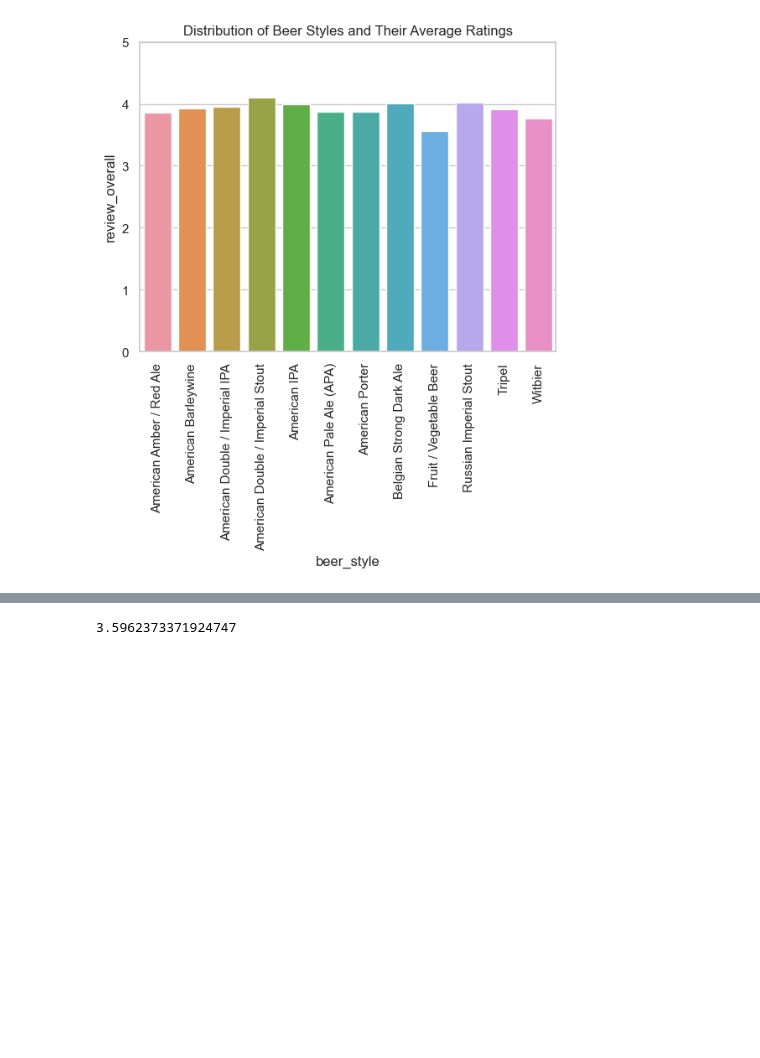
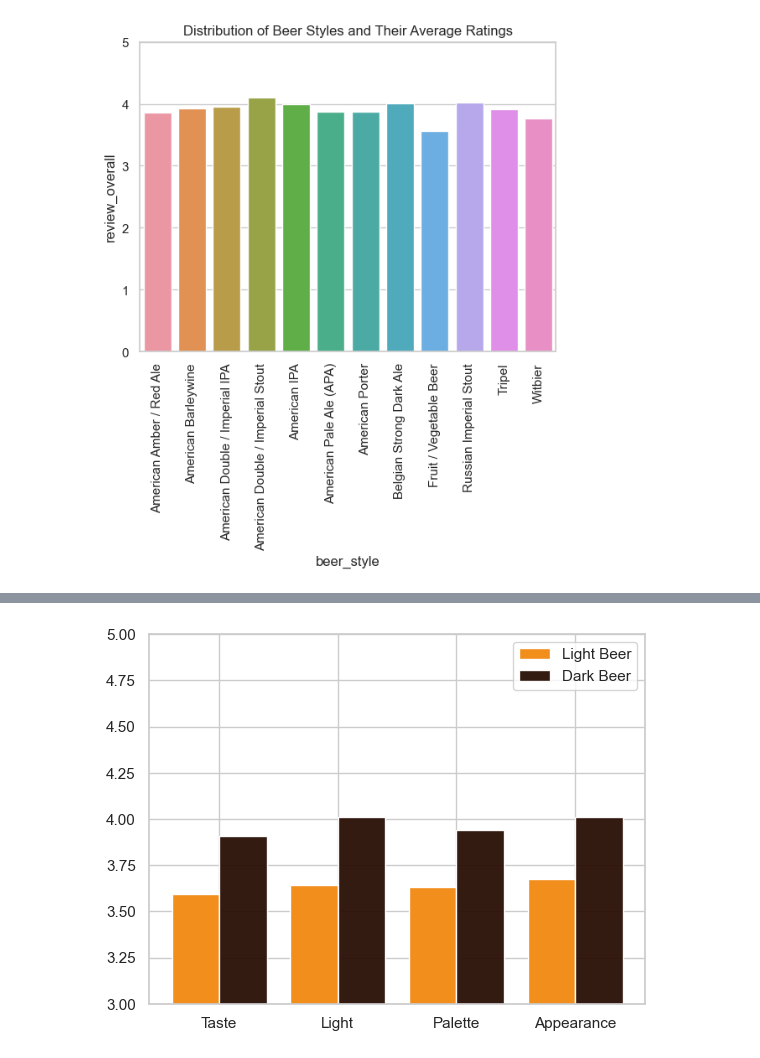
Before and after one commit to dzoricic/ratebeer-data-science-project, a Jupyter notebook: NeZnan.ipynb, the cells around one changed output, grey strips where cells are left out. Cells and saved outputs as stored; diff of their text form; code cells hidden in the pictures; blank space fills up the shorter version.

```diff
--- a/NeZnan.ipynb
+++ b/NeZnan.ipynb
@@ -151,17 +154,33 @@ plt.show()
-# %%
-labels = ['review_taste', 'review_overall', 'beer_ABV']
-lightBeers = beers[beers.beer_color == 'light']
-darkBeers = beers[beers.beer_color == 'dark']
-
-taste_light = lightBeers['review_taste'].mean()
-aroma_light = lightBeers['review_aroma'].mean()
-palette_light = lightBeers['review_palette'].mean()
-appearance_light = lightBeers['review_appearance'].mean()
-ABV_light = lightBeers['beer_ABV'].mean()
-taste_dark = darkBeers['review_taste'].mean()
-aroma_dark = darkBeers['review_aroma'].mean()
-palette_dark = darkBeers['review_palette'].mean()
-appearance_dark = darkBeers['review_appearance'].mean()
-ABV_dark = darkBeers['beer_ABV'].mean()
-# %% [output]
-3.5962373371924747
+# %%
+lightBeers = beers[beers.beer_color == 'light']
+darkBeers = beers[beers.beer_color == 'dark']
+
+taste_light = lightBeers['review_taste'].mean()
+taste_dark = darkBeers['review_taste'].mean()
+
+aroma_light = lightBeers['review_aroma'].mean()
+aroma_dark = darkBeers['review_aroma'].mean()
+
+palette_light = lightBeers['review_palette'].mean()
+palette_dark = darkBeers['review_palette'].mean()
+
+appearance_light = lightBeers['review_appearance'].mean()
+appearance_dark = darkBeers['review_appearance'].mean()
+
+labels = ['Taste', 'Light', 'Palette', 'Appearance']
+lightArray = [taste_light, aroma_light, palette_light, appearance_light]
+darkArray = [taste_dark, appearance_dark, palette_dark, appearance_dark]
+
+x = np.arange(len(labels))
+width = 0.4
+
+plt.ylim(3,5)
+
+plt.bar(x-0.2, lightArray, width, color="#f28e1c")
+plt.bar(x+0.2, darkArray, width, color="#290E05", alpha=0.95)
+plt.xticks(x, labels)
+
+plt.legend(["Light Beer", "Dark Beer"])
+plt.show()
+# %% [output]
+[figure, added]
```
Also changed, not shown: parts of 7 cells of this notebook.
